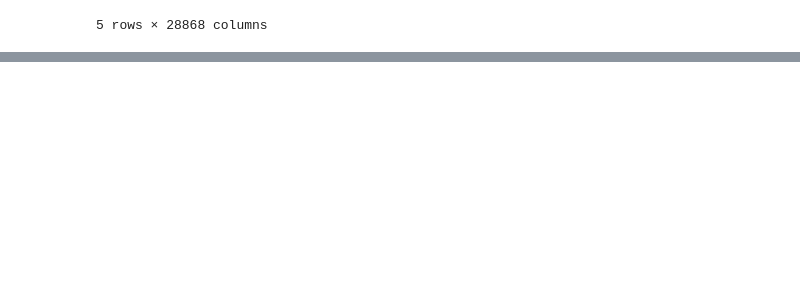
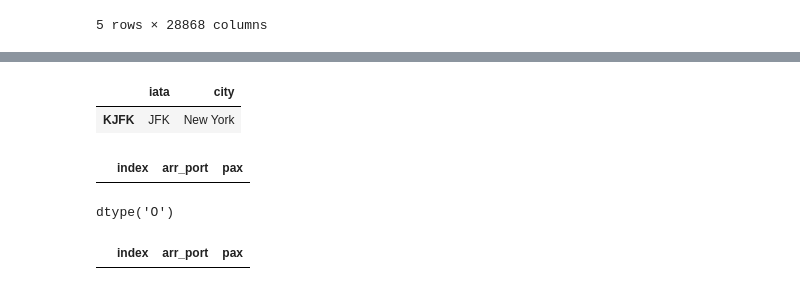
Before and after one commit to Laurajmoreno/DS_Challenge, a Jupyter notebook: Exercise 2 - Top 10 arrival airports in 2013 .ipynb, the cells around one changed output, grey strips where cells are left out. Drawn from its saved outputs; the diff is of its cells as text; code cells hidden in the pictures; blank space fills up the shorter version.

```diff
--- a/Exercise 2 - Top 10 arrival airports in 2013 .ipynb
+++ b/Exercise 2 - Top 10 arrival airports in 2013 .ipynb
@@ -224,5 +224,5 @@ Name: pax, dtype: float64
 # %% [markdown]
 Get the name of the city or airport corresponding to that airport (programatically, we suggest to have a look at GeoBases in Github
 # %%
-datas = pd.read_json('https://raw.githubusercontent.com/mwgg/Airports/master/airports.json')
+airports_info = pd.read_json('https://raw.githubusercontent.com/mwgg/Airports/master/airports.json')
 # %%
@@ -253,0 +238,2 @@ datas.T
+# %%
+airports_info = airports_info.T
@@ -253,0 +242,5 @@ datas.T
+# %%
+airports_city[airports_city['iata'] == 'JFK']
+# %% [output]
+|  | iata | city |
+| KJFK | JFK | New York |
@@ -253,0 +249,8 @@ datas.T
+# %%
+pax_per_airport_2013[pax_per_airport_2013['arr_port']=='JFK']
+# %% [output]
+|  | index | arr_port | pax |
+# %%
+pax_per_airport_2013['arr_port'].dtype
+# %% [output]
+dtype('O')
@@ -253,0 +259,4 @@ datas.T
+# %%
+pax_per_airport_2013[pax_per_airport_2013['arr_port']=='JFK']
+# %% [output]
+|  | index | arr_port | pax |
```
Also changed, not shown: parts of 8 cells of this notebook.
